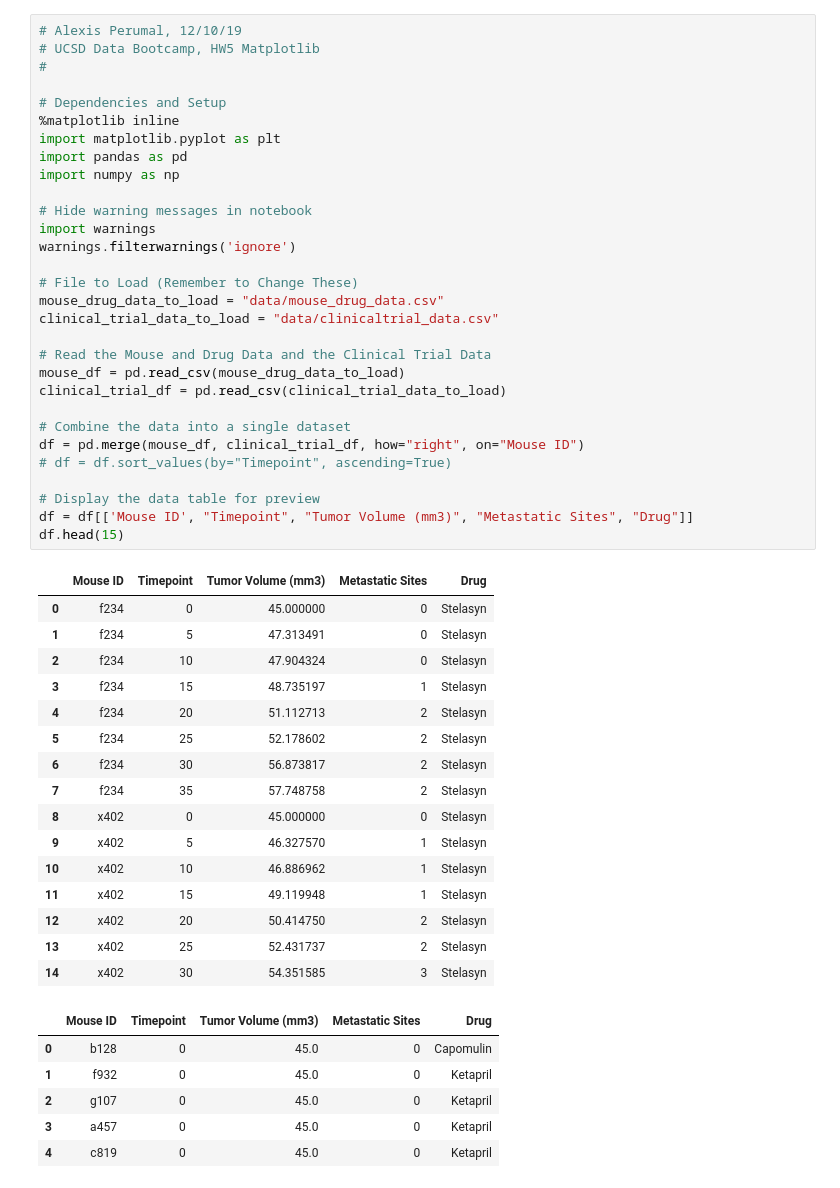
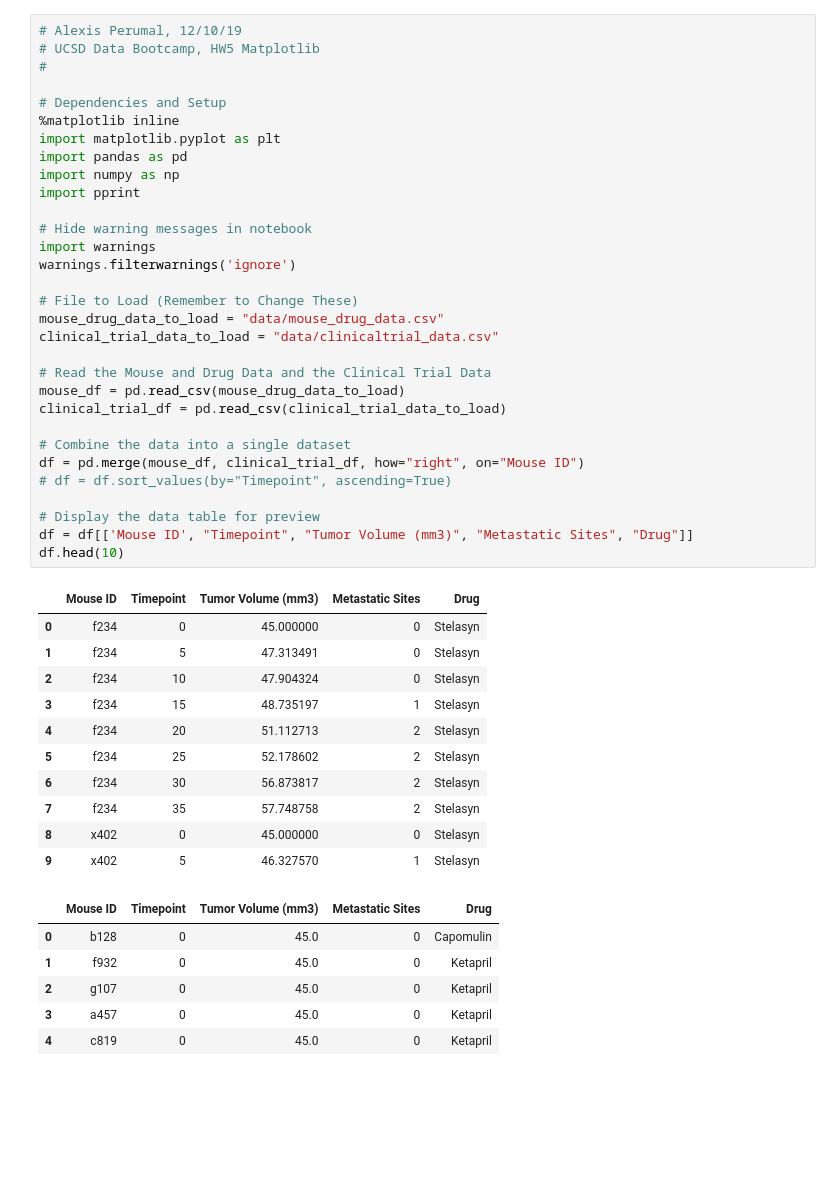
Before and after one commit to alexisperumal/matplotlib-challenge, a Jupyter notebook: Pymaceuticals/2019-12-10_pymaceuticals-Alexis.ipynb, the cells around one changed output. Saved outputs shown, nothing was run; the diff lists cells and outputs as text; blank space fills up the shorter version.

```diff
--- a/Pymaceuticals/2019-12-10_pymaceuticals-Alexis.ipynb
+++ b/Pymaceuticals/2019-12-10_pymaceuticals-Alexis.ipynb
@@ -8,43 +8,39 @@
 import matplotlib.pyplot as plt
 import pandas as pd
 import numpy as np
+import pprint
 
 # Hide warning messages in notebook
 import warnings
 warnings.filterwarnings('ignore')
 
 # File to Load (Remember to Change These)
 mouse_drug_data_to_load = "data/mouse_drug_data.csv"
 clinical_trial_data_to_load = "data/clinicaltrial_data.csv"
 
 # Read the Mouse and Drug Data and the Clinical Trial Data
 mouse_df = pd.read_csv(mouse_drug_data_to_load)
 clinical_trial_df = pd.read_csv(clinical_trial_data_to_load)
 
 # Combine the data into a single dataset
 df = pd.merge(mouse_df, clinical_trial_df, how="right", on="Mouse ID")
 # df = df.sort_values(by="Timepoint", ascending=True)
 
 # Display the data table for preview
 df = df[['Mouse ID', "Timepoint", "Tumor Volume (mm3)", "Metastatic Sites", "Drug"]]
-df.head(15)
+df.head(10)
 # %% [output]
 |  | Mouse ID | Timepoint | Tumor Volume (mm3) | Metastatic Sites | Drug |
 | 0 | f234 | 0 | 45.000000 | 0 | Stelasyn |
 | 1 | f234 | 5 | 47.313491 | 0 | Stelasyn |
 | 2 | f234 | 10 | 47.904324 | 0 | Stelasyn |
 | 3 | f234 | 15 | 48.735197 | 1 | Stelasyn |
 | 4 | f234 | 20 | 51.112713 | 2 | Stelasyn |
 | 5 | f234 | 25 | 52.178602 | 2 | Stelasyn |
 | 6 | f234 | 30 | 56.873817 | 2 | Stelasyn |
 | 7 | f234 | 35 | 57.748758 | 2 | Stelasyn |
 | 8 | x402 | 0 | 45.000000 | 0 | Stelasyn |
 | 9 | x402 | 5 | 46.327570 | 1 | Stelasyn |
-| 10 | x402 | 10 | 46.886962 | 1 | Stelasyn |
-| 11 | x402 | 15 | 49.119948 | 1 | Stelasyn |
-| 12 | x402 | 20 | 50.414750 | 2 | Stelasyn |
-| 13 | x402 | 25 | 52.431737 | 2 | Stelasyn |
-| 14 | x402 | 30 | 54.351585 | 3 | Stelasyn |
 # %%
 # %% [output]
 |  | Mouse ID | Timepoint | Tumor Volume (mm3) | Metastatic Sites | Drug |
```
Also changed, not shown: parts of 20 cells of this notebook, 4 other files.
